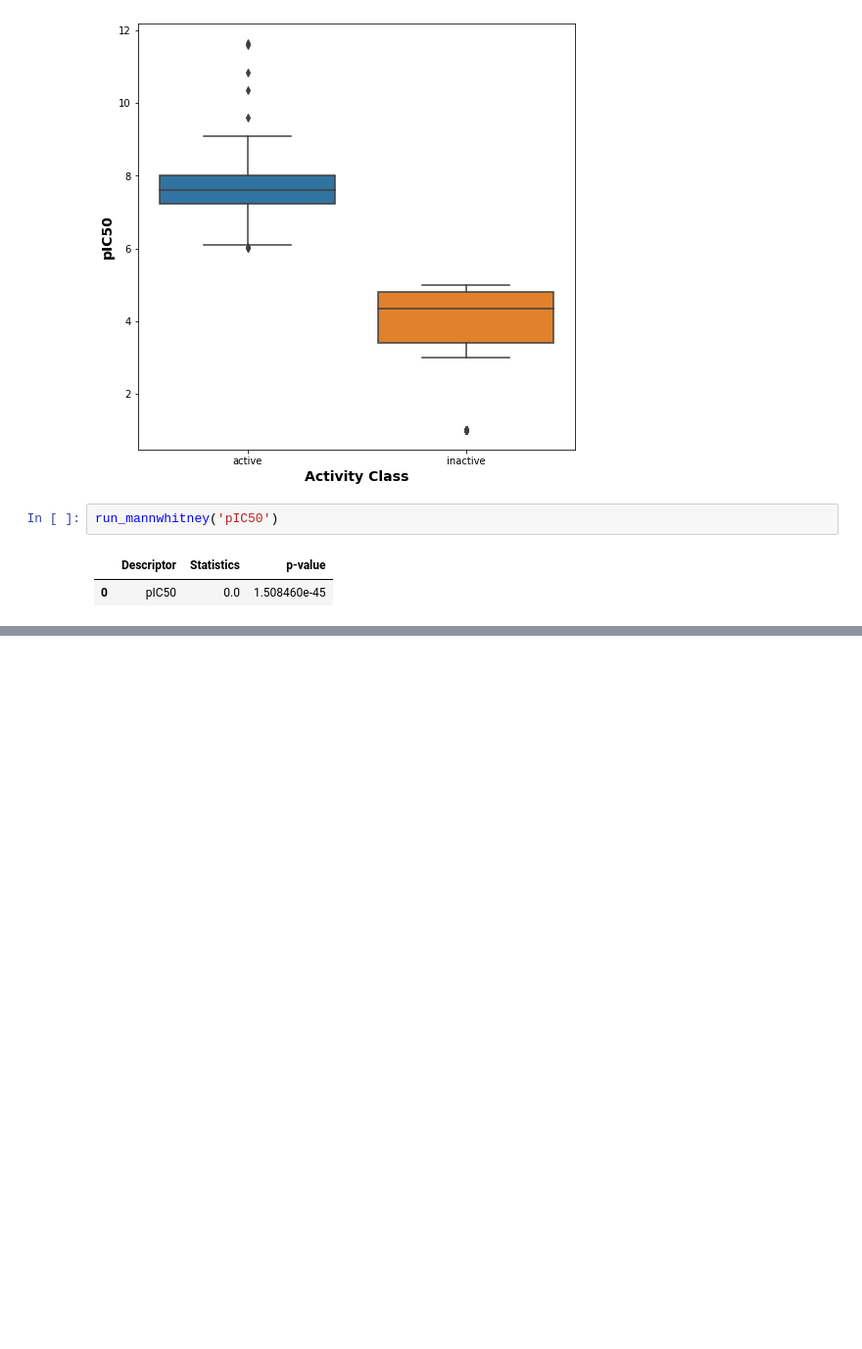
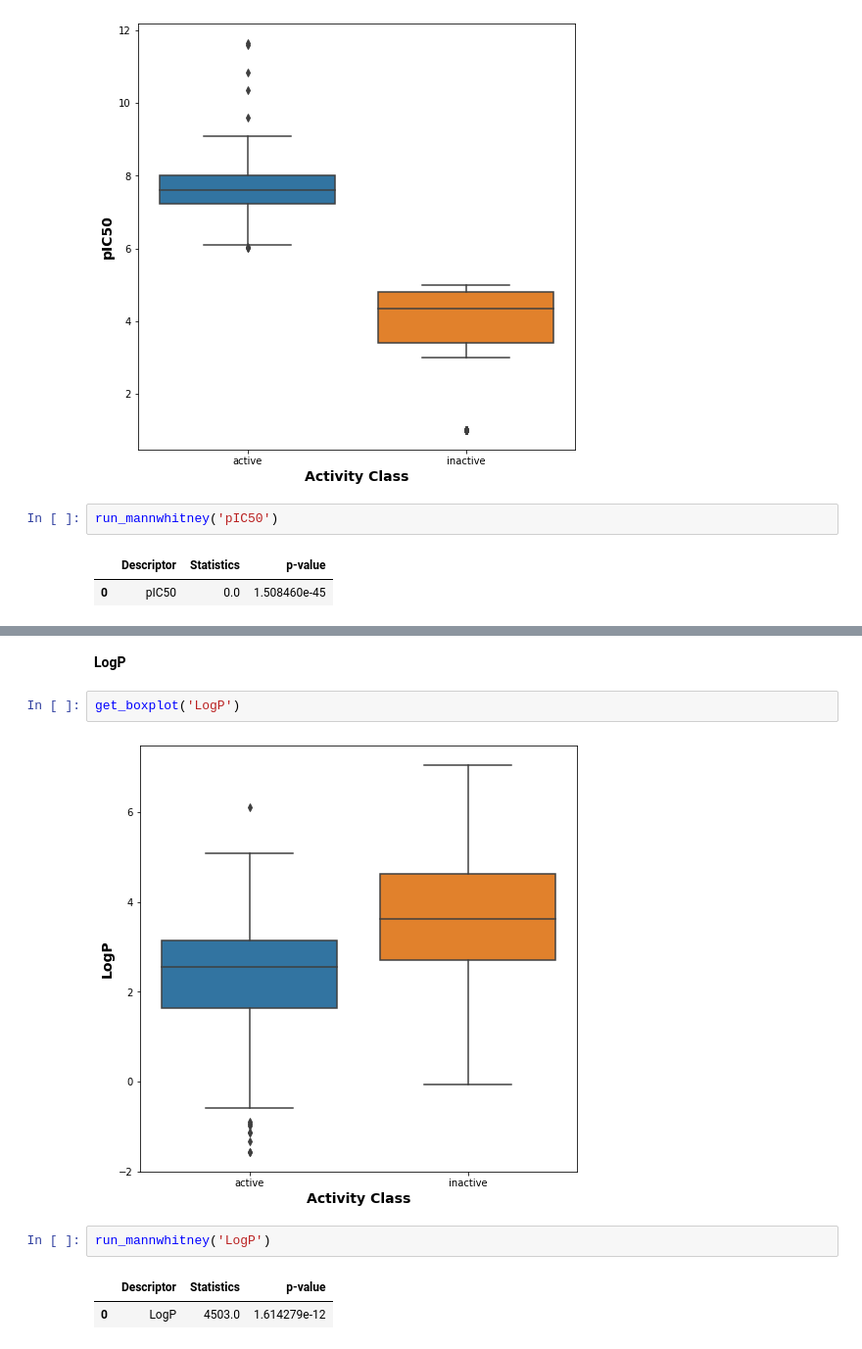
Before and after one commit to mehdimerbah/CompDrugDiscovery, a Jupyter notebook: EDA_Normalization.ipynb, the cells around one changed output, grey strips where cells are left out. Shown at 98% size. Saved outputs shown, nothing was run; the diff lists cells and outputs as text; blank space fills up the shorter version.

```diff
--- a/EDA_Normalization.ipynb
+++ b/EDA_Normalization.ipynb
@@ -298,0 +317,11 @@ run_mannwhitney('pIC50')
+# %% [markdown]
+**LogP**
+# %%
+get_boxplot('LogP')
+# %% [output]
+[figure, added]
+# %%
+run_mannwhitney('LogP')
+# %% [output]
+|  | Descriptor | Statistics | p-value |
+| 0 | LogP | 4503.0 | 1.614279e-12 |
```
Also changed, not shown: parts of 11 cells of this notebook.
